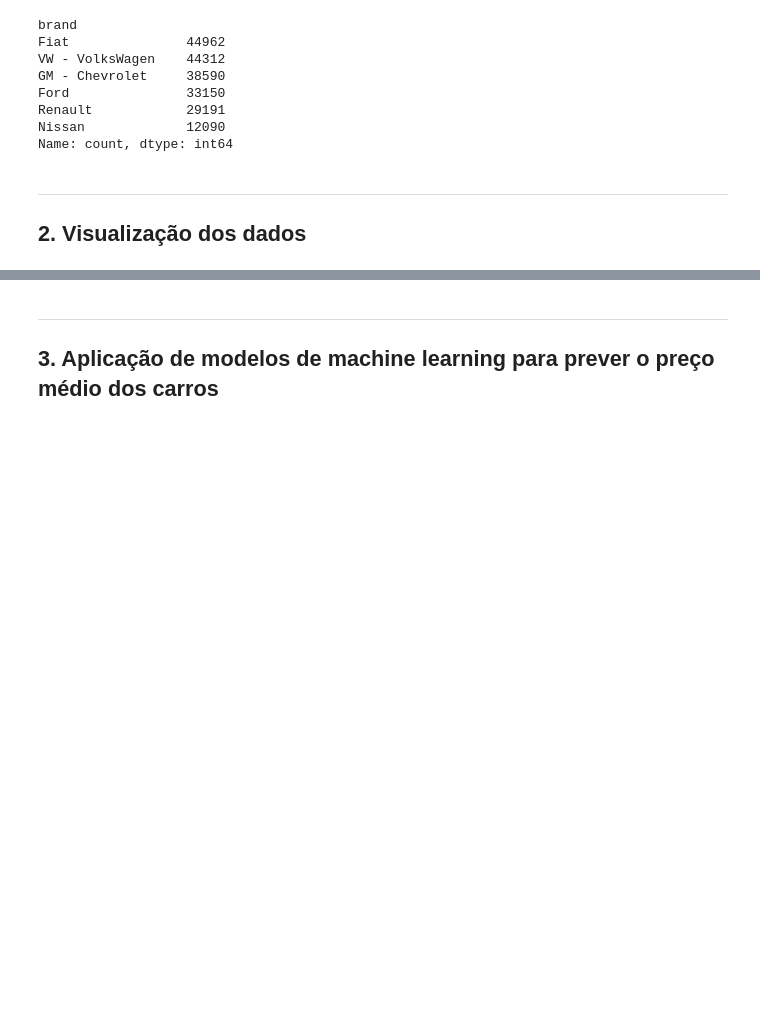
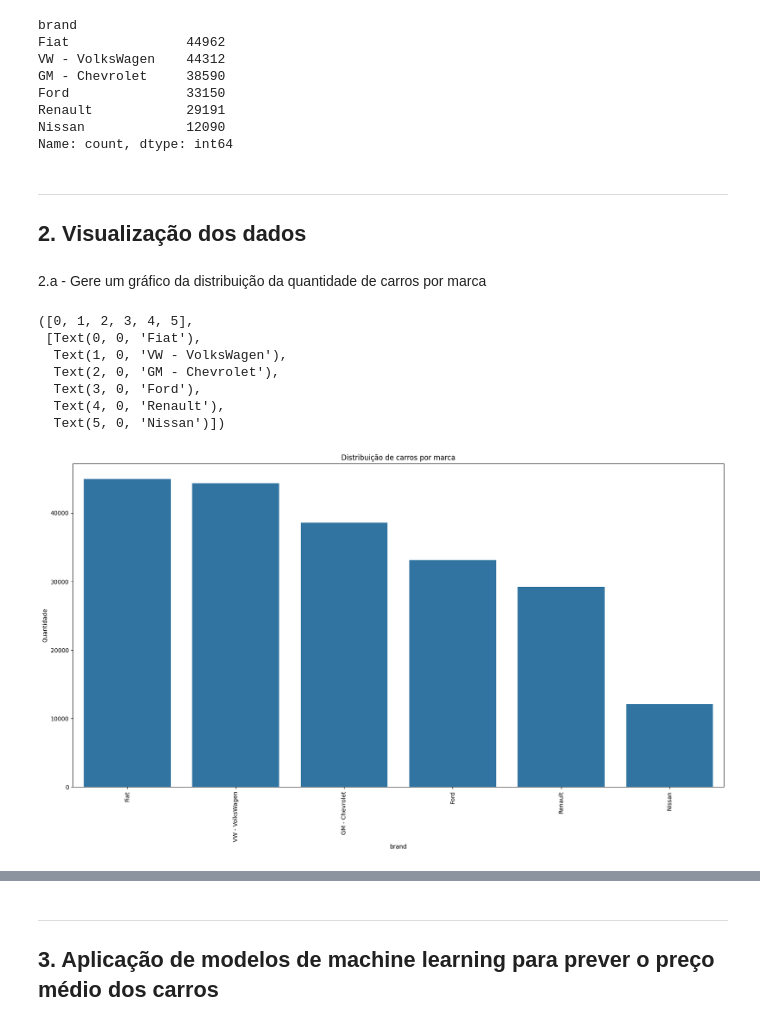
Before and after one commit to gustavo-gm-dev/iaa002-trabalho-python, a Jupyter notebook: iaa002_equipe_7_aed_carros.ipynb, the cells around one changed output, grey strips where cells are left out. Saved outputs shown, nothing was run; the diff lists cells and outputs as text; code cells hidden in the pictures; blank space fills up the shorter version.

```diff
--- a/iaa002_equipe_7_aed_carros.ipynb
+++ b/iaa002_equipe_7_aed_carros.ipynb
@@ -309,3 +309,23 @@ Name: count, dtype: int64
 # %% [markdown]
 ---
 ## 2. Visualização dos dados
+# %% [markdown]
+2.a - Gere um gráfico da distribuição da quantidade de carros por marca
+# %%
+valores_marca = dados['brand'].value_counts()
+
+plt.figure(figsize=(20,10))
+sns.barplot(x=valores_marca.index, y=valores_marca.values)
+
+plt.title('Distribuição de carros por marca')
+plt.ylabel('Quantidade')
+plt.xticks(rotation=90)
+# %% [output]
+([0, 1, 2, 3, 4, 5],
+ [Text(0, 0, 'Fiat'),
+  Text(1, 0, 'VW - VolksWagen'),
+  Text(2, 0, 'GM - Chevrolet'),
+  Text(3, 0, 'Ford'),
+  Text(4, 0, 'Renault'),
+  Text(5, 0, 'Nissan')])
+[figure, added]
```
Also changed, not shown: parts of 14 cells of this notebook.
